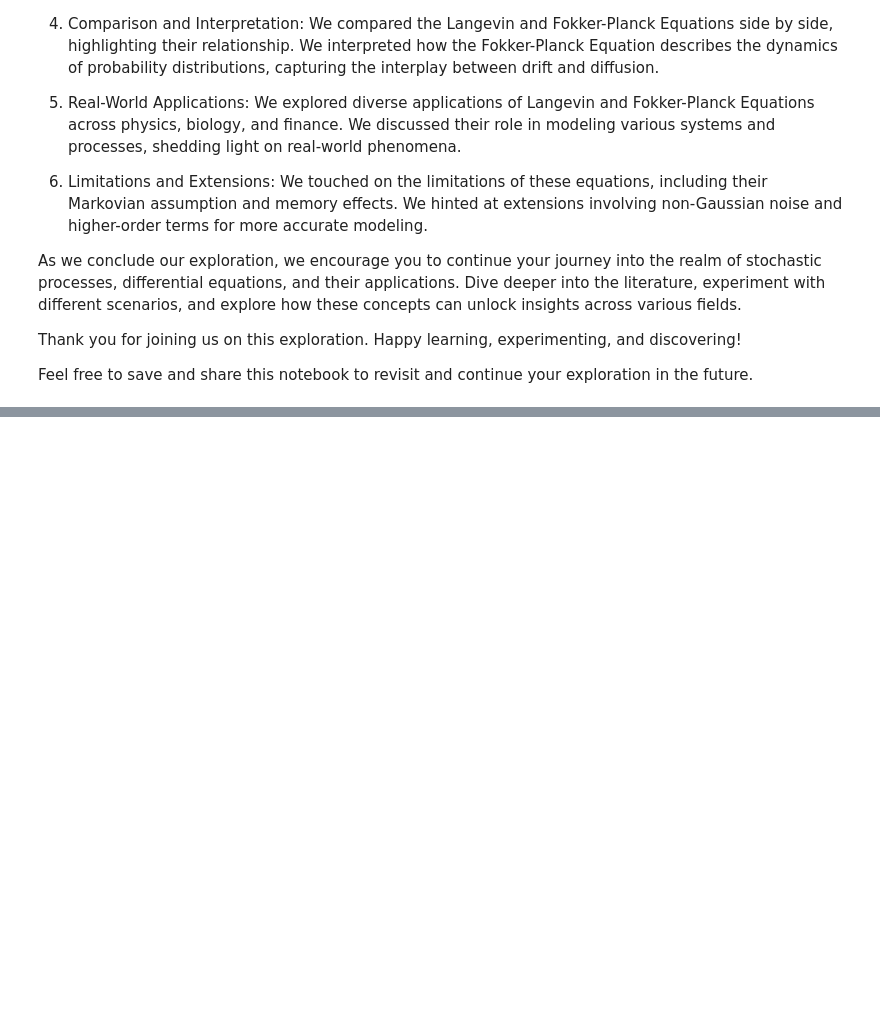
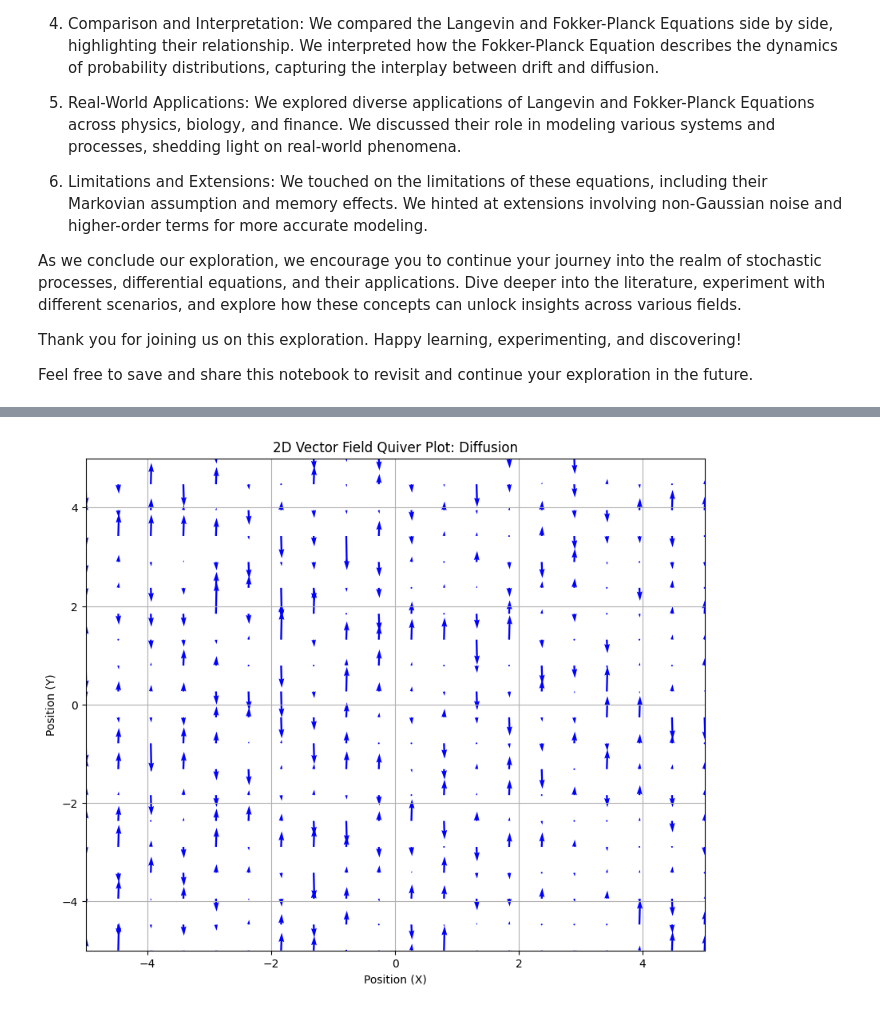
Before and after one commit to DiGyt/snippets, a Jupyter notebook: Langevin_Fokker_Planck.ipynb, the cells around one changed output, grey strips where cells are left out. Cells and saved outputs as stored; diff of their text form; code cells hidden in the pictures; blank space fills up the shorter version.

```diff
--- a/Langevin_Fokker_Planck.ipynb
+++ b/Langevin_Fokker_Planck.ipynb
@@ -209,0 +261,23 @@ Feel free to save and share this notebook to revisit and continue your explorati
+# %%
+import numpy as np
+import matplotlib.pyplot as plt
+
+# Define grid
+x, y = np.meshgrid(np.linspace(-5, 5, 20), np.linspace(-5, 5, 20))
+
+# Calculate drift and diffusion
+dx = drift * dt * np.ones_like(x)
+dy = diffusion * np.sqrt(dt) * np.random.randn(*x.shape)
+
+# Create quiver plot
+plt.figure(figsize=(10, 8))
+plt.quiver(x, y, dx, dy, angles='xy', scale_units='xy', scale=.2, color='b')
+plt.xlabel('Position (X)')
+plt.ylabel('Position (Y)')
+plt.title('2D Vector Field Quiver Plot: Diffusion')
+plt.xlim(-5, 5)
+plt.ylim(-5, 5)
+plt.grid(True)
+plt.show()
+# %% [output]
+[figure, added]
```
Also changed, not shown: parts of 6 cells of this notebook.
